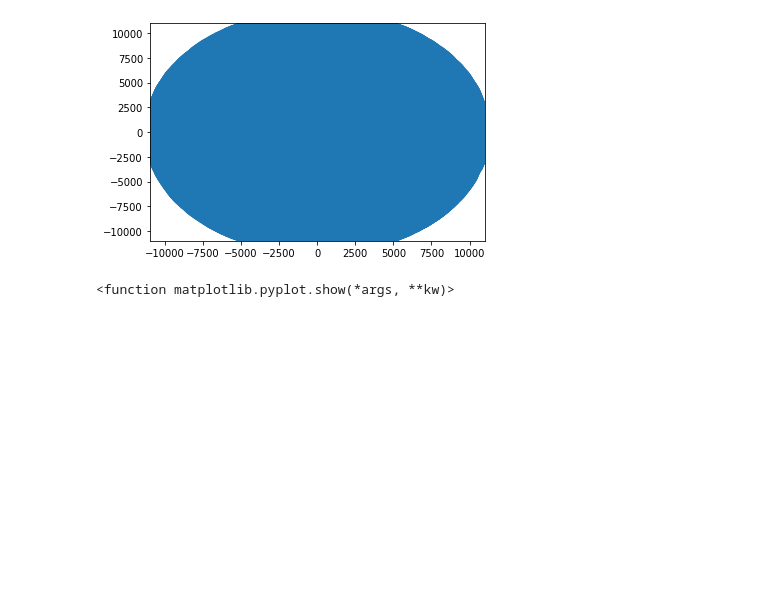
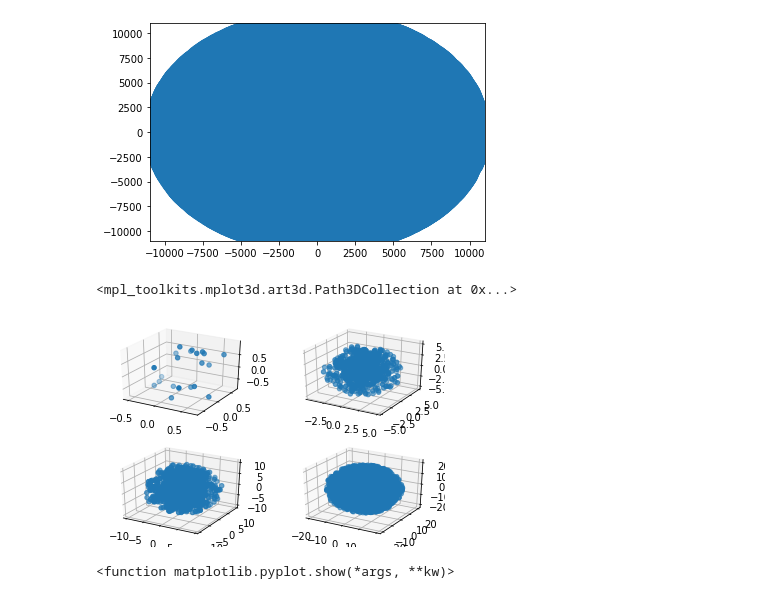
Before and after one commit to lauramv1832/Gaia, a Jupyter notebook: Gaia.ipynb, the cells around one changed output. Drawn from its saved outputs; the diff is of its cells as text; code cells hidden in the pictures; blank space fills up the shorter version.

```diff
--- a/Gaia.ipynb
+++ b/Gaia.ipynb
@@ -453,6 +401,22 @@ plt.scatter(between1['x'], between1['y'], between1['z'])
 plt.show()
 # %% [output]
 [figure]
+# %%
+fig = plt.figure()
+ax1 = fig.add_subplot(221, projection ='3d')
+ax1.scatter(one['x'], one['y'], one['z'])
+
+ax5 = fig.add_subplot(222, projection ='3d')
+ax5.scatter(five['x'], five['y'], five['z'])
+
+ax10 = fig.add_subplot(223, projection ='3d')
+ax10.scatter(ten['x'], ten['y'], ten['z'])
+
+ax20 = fig.add_subplot(224, projection ='3d')
+ax20.scatter(twenty['x'], twenty['y'], twenty['z'])
+# %% [output]
+<mpl_toolkits.mplot3d.art3d.Path3DCollection at 0x...>
+[figure, added]
 # %%
 fig = plt.figure()
 axbw = fig.add_subplot(111, projection ='3d')
```
Also changed, not shown: parts of 9 cells of this notebook.
